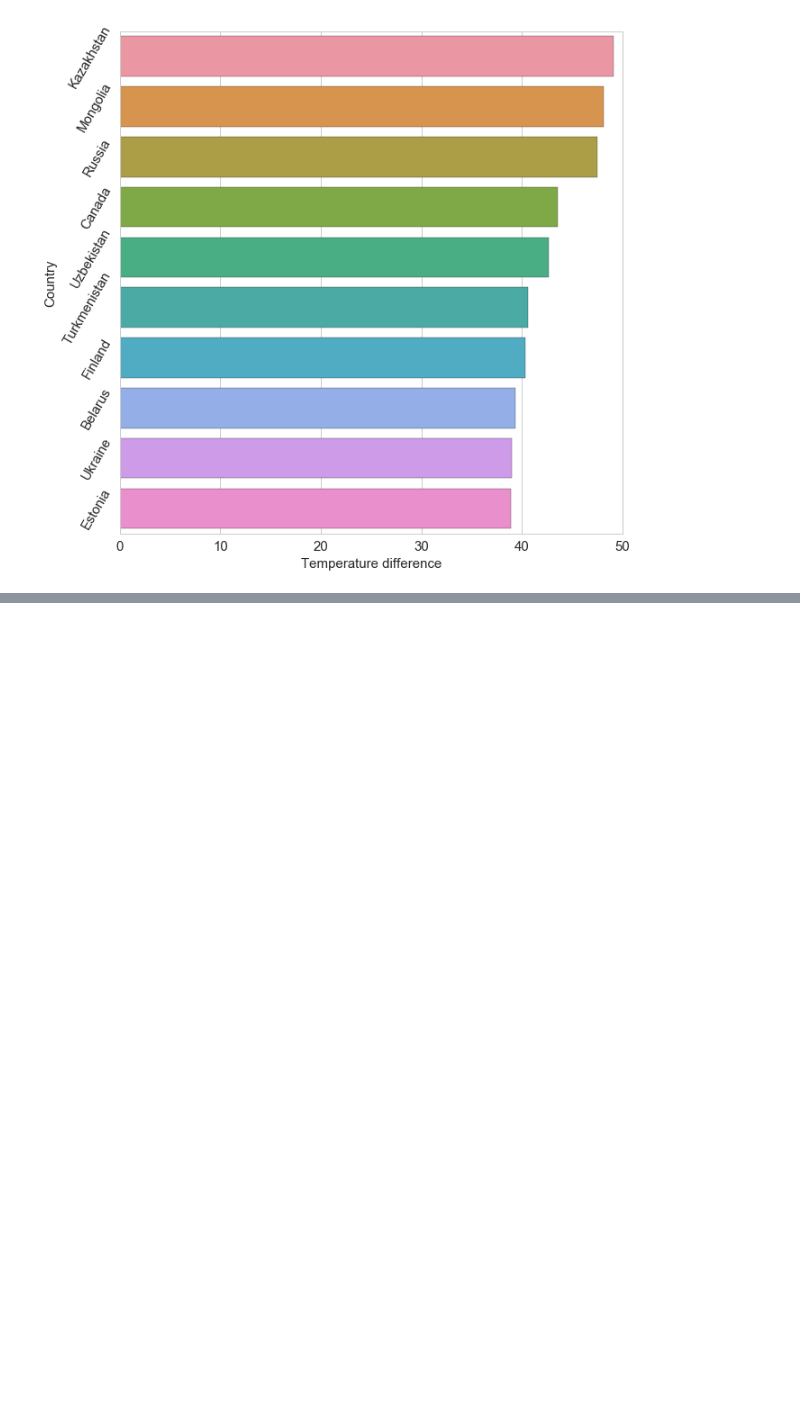
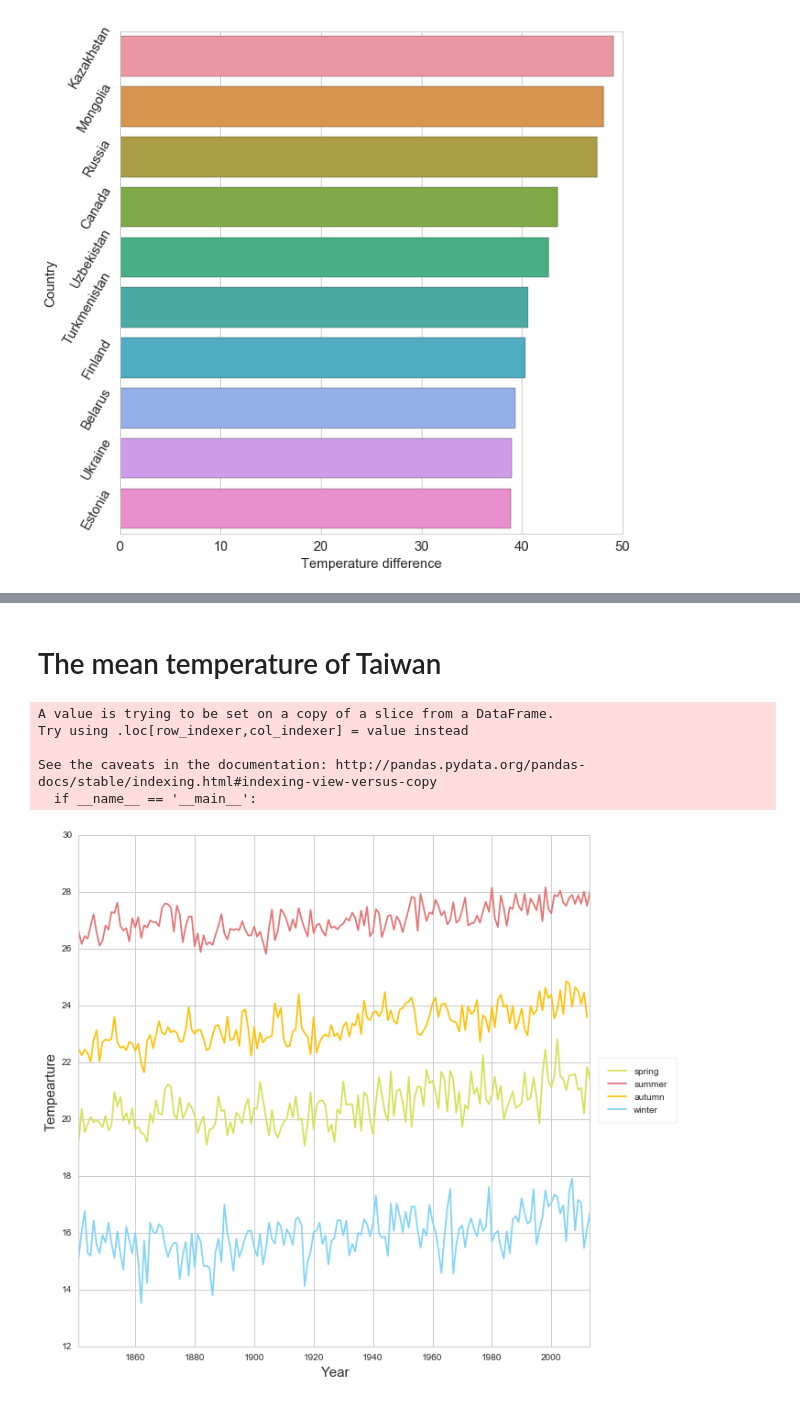
Before and after one commit to xingobar/visualization, a Jupyter notebook: Climate Change.ipynb, the cells around one changed output, grey strips where cells are left out. Saved outputs shown, nothing was run; the diff lists cells and outputs as text; code cells hidden in the pictures; blank space fills up the shorter version.

```diff
--- a/Climate Change.ipynb
+++ b/Climate Change.ipynb
@@ -170,0 +194,37 @@ city[city['Country'] =='Taiwan']
+# %% [markdown]
+# The mean temperature of Taiwan
+# %%
+Taiwan['season'] = Taiwan['month'].apply(season)
+taiwan_spring = []
+taiwan_summer = []
+taiwan_autumn = []
+taiwan_winter  = []
+
+for year in taiwan_year_range:
+
+    curr_temp = Taiwan[Taiwan['year'] == year]
+    taiwan_spring.append(curr_temp[curr_temp['season']  == 'spring']['AverageTemperature'].mean())
+    taiwan_summer.append(curr_temp[curr_temp['season'] == 'summer']['AverageTemperature'].mean())
+    taiwan_autumn.append(curr_temp[curr_temp['season'] == 'autumn']['AverageTemperature'].mean())
+    taiwan_winter.append(curr_temp[curr_temp['season'] == 'winter']['AverageTemperature'].mean())
+
+fig,ax = plt.subplots(figsize=(10,10))
+plt.plot(taiwan_year_range,taiwan_spring,label='spring',color = '#d4e157')
+plt.plot(taiwan_year_range,taiwan_summer,label='summer',color='#e57373')
+plt.plot(taiwan_year_range,taiwan_autumn,label='autumn',color = '#ffc107')
+plt.plot(taiwan_year_range,taiwan_winter,label='winter',color = '#81d4fa')
+
+
+plt.xlim(taiwan_min_year,taiwan_max_year)
+plt.xlabel('Year',fontsize=15)
+plt.ylabel('Tempearture',fontsize=15)
+#plt.grid('off')
+## frameon : display the frame
+legend = plt.legend(loc='center left',bbox_to_anchor  =(1,0.5),frameon=True,borderpad=1,borderaxespad=1)
+# %% [output]
+A value is trying to be set on a copy of a slice from a DataFrame.
+Try using .loc[row_indexer,col_indexer] = value instead
+
+See the caveats in the documentation: http://pandas.pydata.org/pandas-docs/stable/indexing.html#indexing-view-versus-copy
+  if __name__ == '__main__':
+[figure, added]
```
Also changed, not shown: parts of 6 cells of this notebook.
